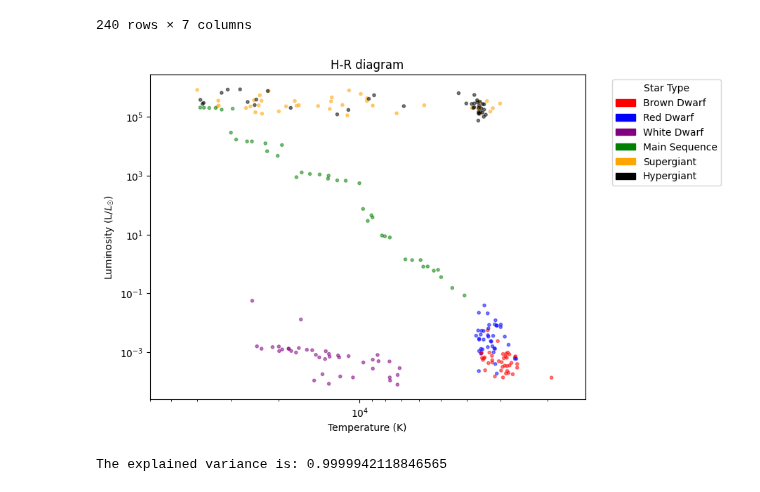
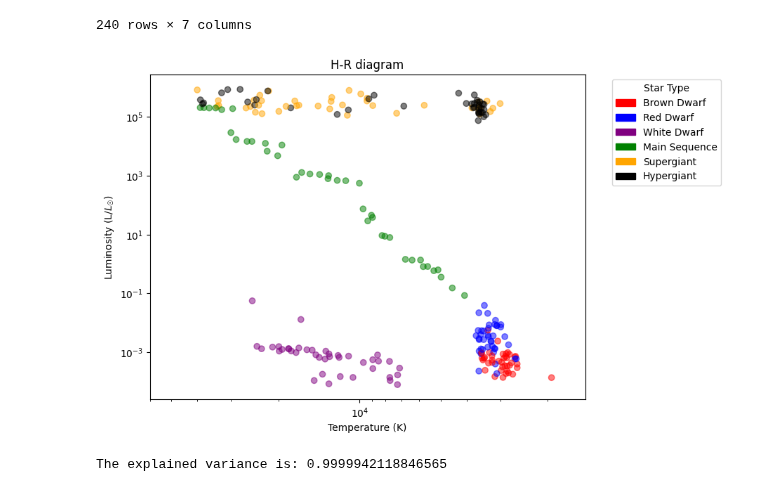
Before and after one commit to RiccardoFanton/astrostatistics_bicocca_2026, a Jupyter notebook: working/Lecture_15.ipynb, the cells around one changed output. Cells and saved outputs as stored; diff of their text form; code cells hidden in the pictures.

```diff
--- a/working/Lecture_15.ipynb
+++ b/working/Lecture_15.ipynb
@@ -40,40 +40,36 @@ luminosity = df_stars["Luminosity(L/Lo)"].values
 radius = df_stars["Radius(R/Ro)"].values
 absolute_magnitude = df_stars["Absolute magnitude(Mv)"].values
 classification = df_stars["Star type"].values
 
-# Mappa colori
+# Associate a color to a star type
 color_map = {
     'Brown Dwarf': 'red',
     'Red Dwarf': 'blue',
     'White Dwarf': 'purple',
     'Main Sequence': 'green',
     'Supergiant': 'orange',
     'Hypergiant': 'black'
 }
-
+colors = [color_map[c] for c in classification]
 
 legend_handles = [
     mpatches.Patch(color=color, label=label)
     for label, color in color_map.items()
-]
-
-# Applico mapping
-colors = [color_map[c] for c in classification]
+]   #custom label
 
 # Plot H-R diagram
 plt.figure(figsize=(8,6))
-plt.scatter(temperature, luminosity, c=colors, alpha=0.5, marker='.')
+plt.scatter(temperature, luminosity, c=colors, alpha=0.5)
 
 plt.title('H-R diagram')
 plt.xscale('log')
 plt.yscale('log')
 plt.xlim(max(temperature)*1.5, min(temperature)*0.75)
 plt.legend(handles=legend_handles, title="Star Type",
            bbox_to_anchor=(1.05, 1), loc='upper left')
 plt.xlabel("Temperature (K)")
 plt.ylabel("Luminosity (L/$L_☉$)")
-
 plt.show()
 # %% [output]
-[figure, old version]
+[figure, new version]
 # %%
```
Also changed, not shown: parts of 2 cells of this notebook, 1 other file.
